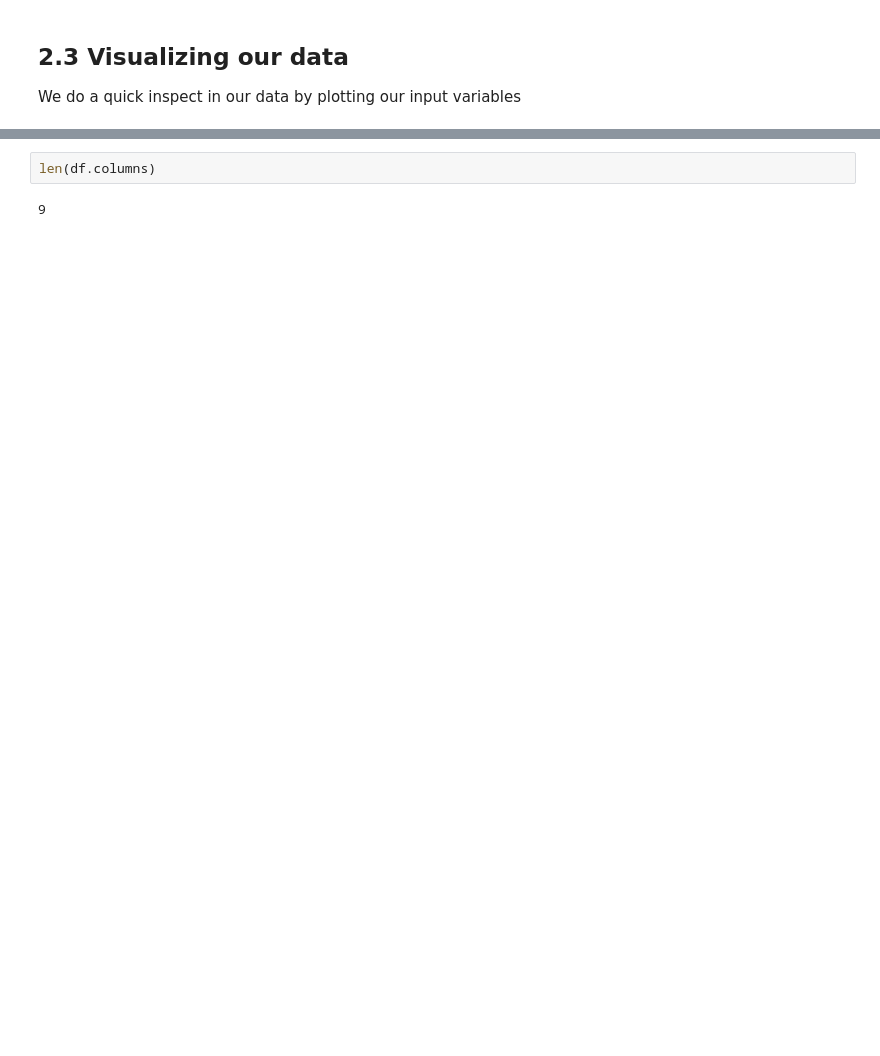
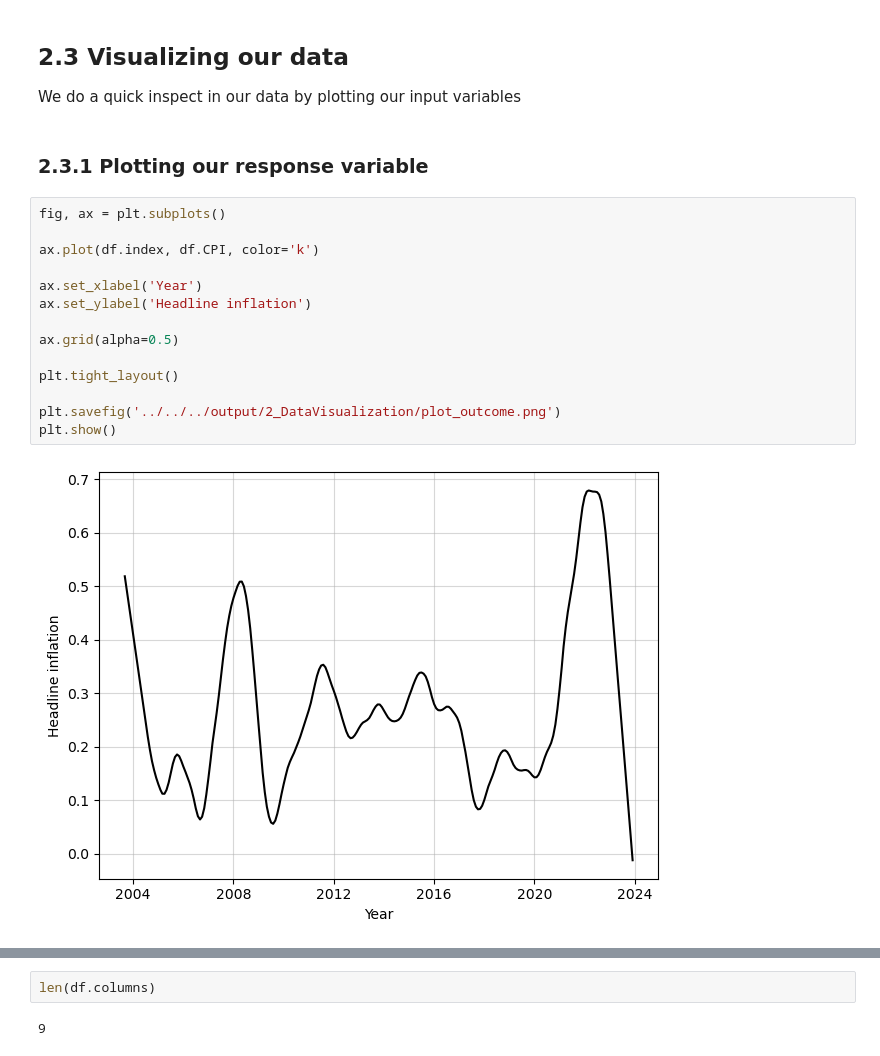
Before and after one commit to estcab00/inflation-prediction, a Jupyter notebook: code/headline_inflation/2019 - new variables/2_DataVisualization_H19_Robustness.ipynb, the cells around one changed output, grey strips where cells are left out. Cells and saved outputs as stored; diff of their text form; blank space fills up the shorter version.

```diff
--- a/code/headline_inflation/2019 - new variables/2_DataVisualization_H19_Robustness.ipynb
+++ b/code/headline_inflation/2019 - new variables/2_DataVisualization_H19_Robustness.ipynb
@@ -80,3 +80,21 @@ df_lags.head()
 ## 2.3 Visualizing our data
 
 We do a quick inspect in our data by plotting our input variables
+# %% [markdown]
+### 2.3.1 Plotting our response variable
+# %%
+fig, ax = plt.subplots()
+
+ax.plot(df.index, df.CPI, color='k')
+
+ax.set_xlabel('Year')
+ax.set_ylabel('Headline inflation')
+
+ax.grid(alpha=0.5)
+
+plt.tight_layout()
+
+plt.savefig('../../../output/2_DataVisualization/plot_outcome.png')
+plt.show()
+# %% [output]
+[figure, added]
```
Also changed, not shown: parts of 5 cells of this notebook, 43 other files.
